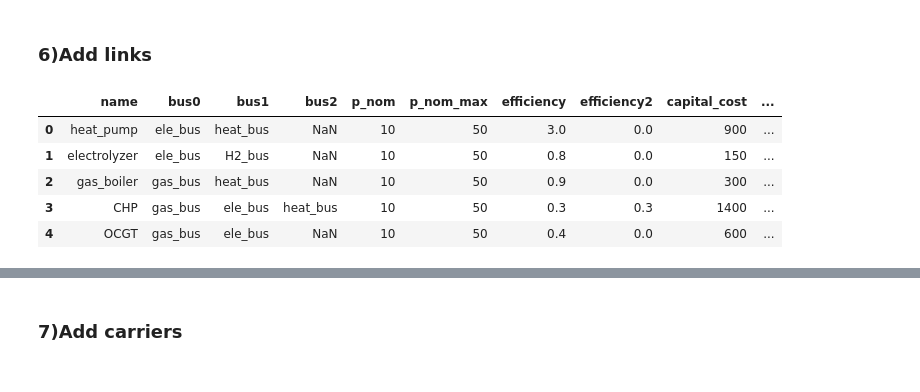
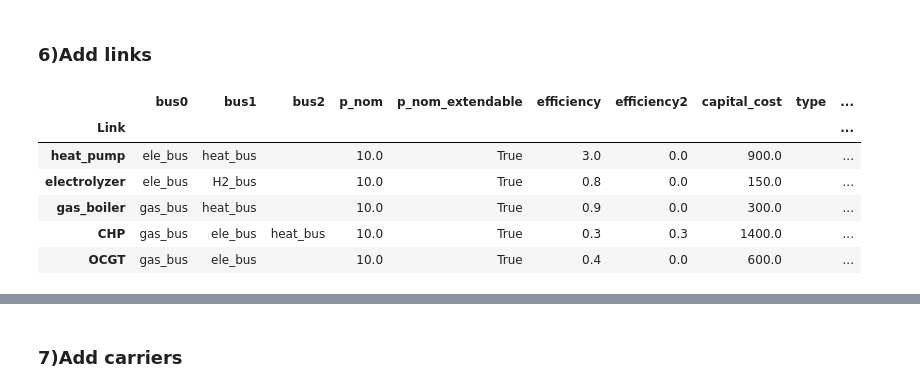
Before and after one commit to SuhasAutade/BTU_lectures_2024, a Jupyter notebook: Lect_4/Lect3_1_Sector_coupling.ipynb, the cells around one changed output, grey strips where cells are left out. Drawn from its saved outputs; the diff is of its cells as text; code cells hidden in the pictures.

```diff
--- a/Lect_4/Lect3_1_Sector_coupling.ipynb
+++ b/Lect_4/Lect3_1_Sector_coupling.ipynb
@@ -72,26 +92,25 @@ network.loads
 # %% [markdown]
 ### 6)Add links
-# %%
-links = pd.read_csv('links.csv', header=0)
-links
-# %% [output]
-|  | name | bus0 | bus1 | bus2 | p_nom | p_nom_max | efficiency | efficiency2 | capital_cost | ... |
-| 0 | heat_pump | ele_bus | heat_bus | NaN | 10 | 50 | 3.0 | 0.0 | 900 | ... |
-| 1 | electrolyzer | ele_bus | H2_bus | NaN | 10 | 50 | 0.8 | 0.0 | 150 | ... |
-| 2 | gas_boiler | gas_bus | heat_bus | NaN | 10 | 50 | 0.9 | 0.0 | 300 | ... |
-| 3 | CHP | gas_bus | ele_bus | heat_bus | 10 | 50 | 0.3 | 0.3 | 1400 | ... |
-| 4 | OCGT | gas_bus | ele_bus | NaN | 10 | 50 | 0.4 | 0.0 | 600 | ... |
 # %%
 links = pd.read_csv('links.csv', header=0)
 network.madd(
     "Link",
-    name=links.bus,
+    names=links.name,
     bus0=list(links.bus0),
     bus1=list(links.bus1),
-    #bus2=list(links.bus2),
+    bus2=list(links.bus2),
     p_nom=list(links.p_nom),
     p_nom_extendable=list(links.p_nom_extendable),
     efficiency=list(links.efficiency),
-    #efficiency2=list(links.efficiency2),
+    efficiency2=list(links.efficiency2),
     capital_cost=list(links.capital_cost),
 )
+network.links
+# %% [output]
+|  | bus0 | bus1 | bus2 | p_nom | p_nom_extendable | efficiency | efficiency2 | capital_cost | type | ... |
+| Link |  |  |  |  |  |  |  |  |  | ... |
+| heat_pump | ele_bus | heat_bus |  | 10.0 | True | 3.0 | 0.0 | 900.0 |  | ... |
+| electrolyzer | ele_bus | H2_bus |  | 10.0 | True | 0.8 | 0.0 | 150.0 |  | ... |
+| gas_boiler | gas_bus | heat_bus |  | 10.0 | True | 0.9 | 0.0 | 300.0 |  | ... |
+| CHP | gas_bus | ele_bus | heat_bus | 10.0 | True | 0.3 | 0.3 | 1400.0 |  | ... |
+| OCGT | gas_bus | ele_bus |  | 10.0 | True | 0.4 | 0.0 | 600.0 |  | ... |
```
Also changed, not shown: parts of 16 cells of this notebook, 2 other files.
